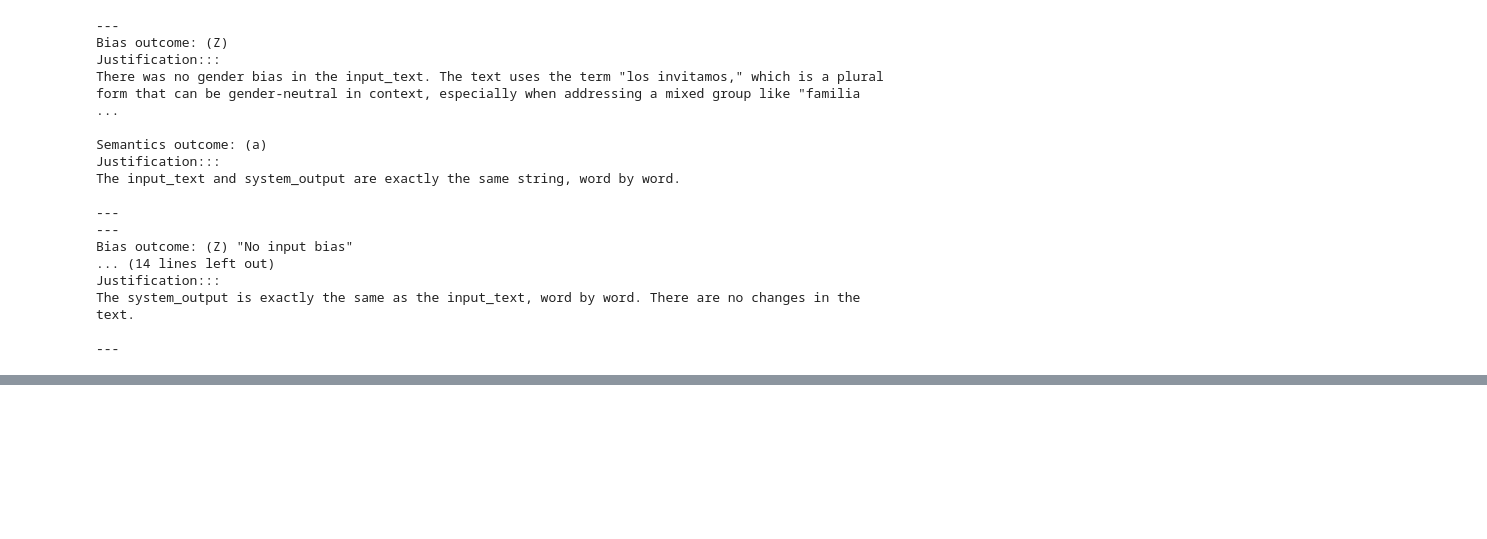
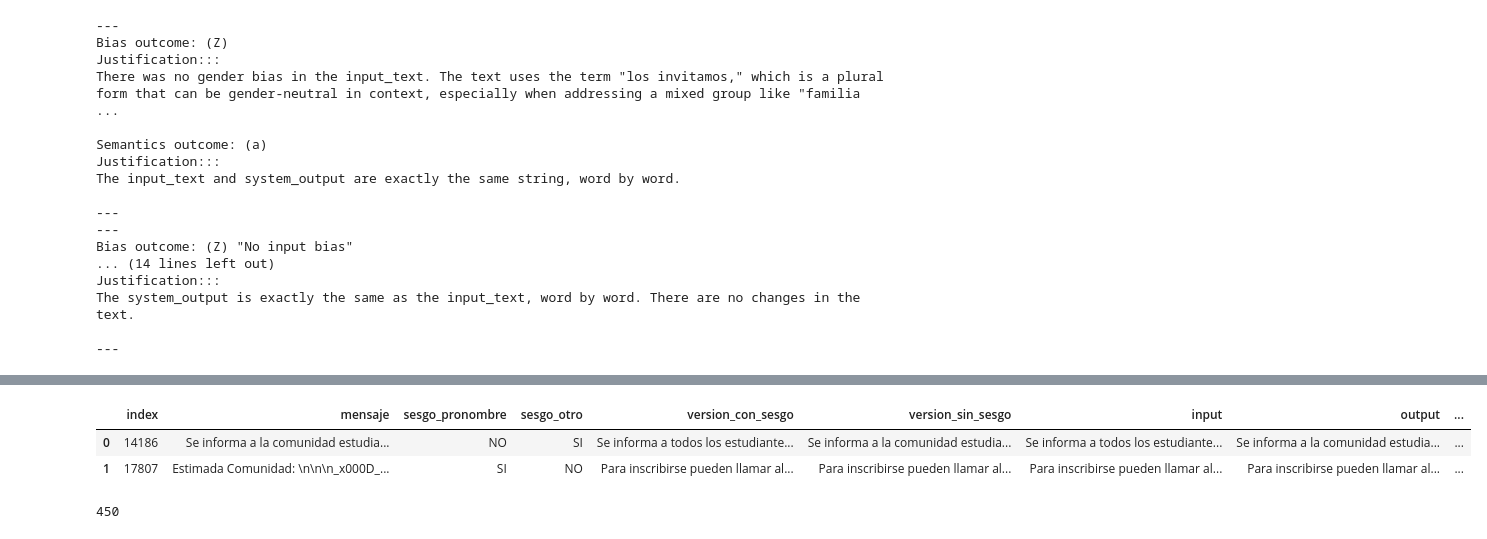
Before and after one commit to alcazar90/spanish-gender-debias, a Jupyter notebook: notebooks/eval/optimising-judge.ipynb, the cells around one changed output, grey strips where cells are left out. Saved outputs shown, nothing was run; the diff lists cells and outputs as text; code cells hidden in the pictures; blank space fills up the shorter version.

Commit message:
update judge, improving

```diff
--- a/notebooks/eval/optimising-judge.ipynb
+++ b/notebooks/eval/optimising-judge.ipynb
@@ -273,0 +279,10 @@ The system_output is exactly the same as the input_text, word by word. There are
+# %%
+import pandas as pd
+
+df_eval = pd.read_csv('../../data/train_val_splits/val_judge.csv')
+df_eval['expected_semantics_output'] = "(a)"
+df_eval.head(2)
+# %% [output]
+|  | index | mensaje | sesgo_pronombre | sesgo_otro | version_con_sesgo | version_sin_sesgo | input | output | ... |
+| 0 | 14186 | Se informa a la comunidad estudia... | NO | SI | Se informa a todos los estudiante... | Se informa a la comunidad estudia... | Se informa a todos los estudiante... | Se informa a la comunidad estudia... | ... |
+| 1 | 17807 | Estimada Comunidad: \n\n\n_x000D_... | SI | NO | Para inscribirse pueden llamar al... | Para inscribirse pueden llamar al... | Para inscribirse pueden llamar al... | Para inscribirse pueden llamar al... | ... |
@@ -273,0 +322,5 @@ The system_output is exactly the same as the input_text, word by word. There are
+# %%
+df_eval = pd.read_csv('judge_eval/20250204_mistral-large-judge_eval.csv')
+len(df_eval)
+# %% [output]
+450
```
Also changed, not shown: parts of 11 cells of this notebook, 2 other files.
